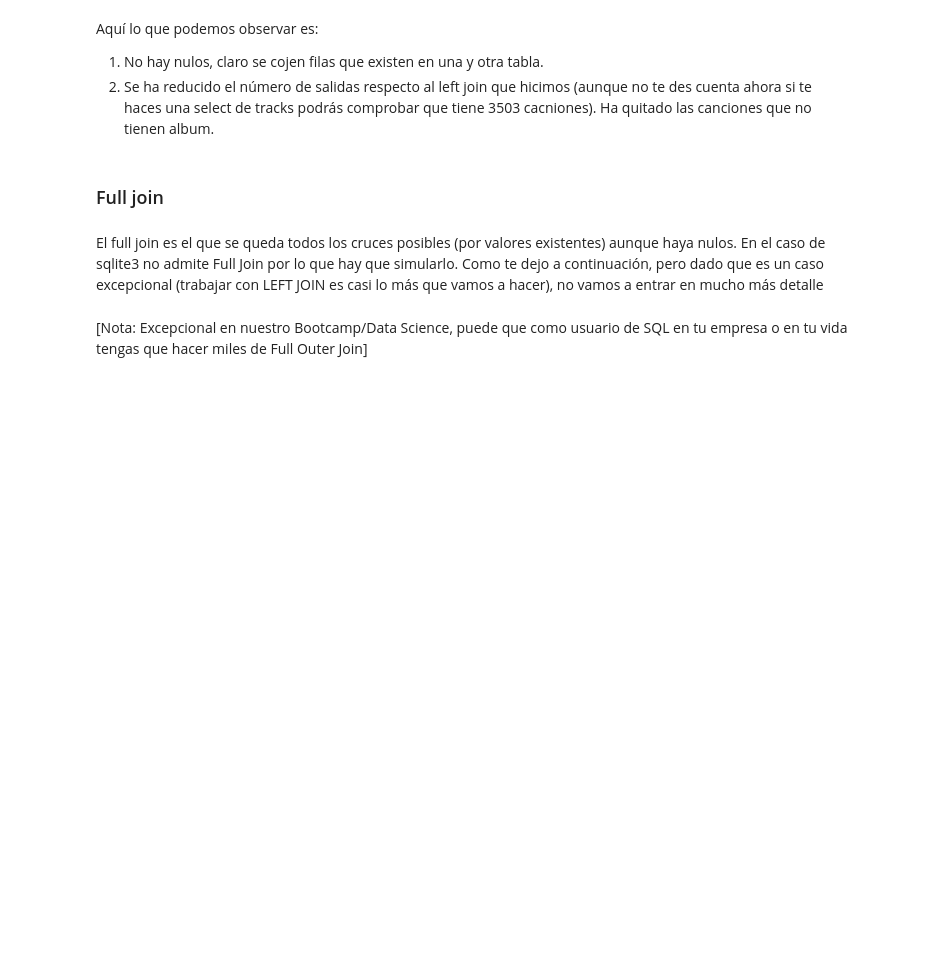
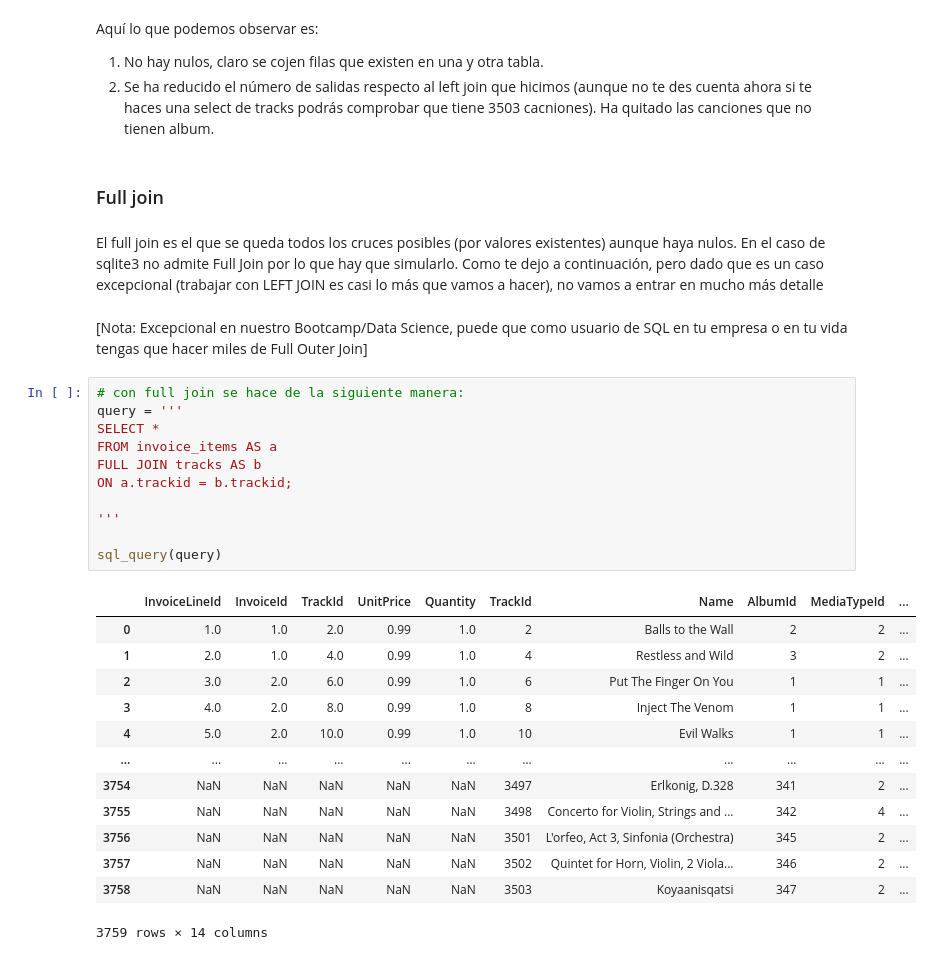
Before and after one commit to willwalker7/DS-Online-willwalker7, a Jupyter notebook: Notebooks_Clases/Sprint_06/Unidad 1 - Acceso y procesado de datos internos - Bases de Datos/09_Joins_Ejemplos_II.ipynb, the cells around one changed output. Cells and saved outputs as stored; diff of their text form; blank space fills up the shorter version.

```diff
--- a/Notebooks_Clases/Sprint_06/Unidad 1 - Acceso y procesado de datos internos - Bases de Datos/09_Joins_Ejemplos_II.ipynb
+++ b/Notebooks_Clases/Sprint_06/Unidad 1 - Acceso y procesado de datos internos - Bases de Datos/09_Joins_Ejemplos_II.ipynb
@@ -73,6 +157,31 @@ Aquí lo que podemos observar es:
 El full join es el que se queda todos los cruces posibles (por valores existentes) aunque haya nulos. En el caso de sqlite3 no admite Full Join por lo que hay que simularlo. Como te dejo a continuación, pero dado que es un caso excepcional (trabajar con LEFT JOIN es casi lo más que vamos a hacer), no vamos a entrar en mucho más detalle
 # %% [markdown]
 [Nota: Excepcional en nuestro Bootcamp/Data Science, puede que como usuario de SQL en tu empresa o en tu vida tengas que hacer miles de Full Outer Join]
+# %%
+# con full join se hace de la siguiente manera:
+query = '''
+SELECT *
+FROM invoice_items AS a
+FULL JOIN tracks AS b
+ON a.trackid = b.trackid;
+
+'''
+
+sql_query(query)
+# %% [output]
+|  | InvoiceLineId | InvoiceId | TrackId | UnitPrice | Quantity | TrackId | Name | AlbumId | MediaTypeId | ... |
+| 0 | 1.0 | 1.0 | 2.0 | 0.99 | 1.0 | 2 | Balls to the Wall | 2 | 2 | ... |
+| 1 | 2.0 | 1.0 | 4.0 | 0.99 | 1.0 | 4 | Restless and Wild | 3 | 2 | ... |
+| 2 | 3.0 | 2.0 | 6.0 | 0.99 | 1.0 | 6 | Put The Finger On You | 1 | 1 | ... |
+| 3 | 4.0 | 2.0 | 8.0 | 0.99 | 1.0 | 8 | Inject The Venom | 1 | 1 | ... |
+| 4 | 5.0 | 2.0 | 10.0 | 0.99 | 1.0 | 10 | Evil Walks | 1 | 1 | ... |
+| ... | ... | ... | ... | ... | ... | ... | ... | ... | ... | ... |
+| 3754 | NaN | NaN | NaN | NaN | NaN | 3497 | Erlkonig, D.328 | 341 | 2 | ... |
+| 3755 | NaN | NaN | NaN | NaN | NaN | 3498 | Concerto for Violin, Strings and ... | 342 | 4 | ... |
+| 3756 | NaN | NaN | NaN | NaN | NaN | 3501 | L'orfeo, Act 3, Sinfonia (Orchestra) | 345 | 2 | ... |
+| 3757 | NaN | NaN | NaN | NaN | NaN | 3502 | Quintet for Horn, Violin, 2 Viola... | 346 | 2 | ... |
+| 3758 | NaN | NaN | NaN | NaN | NaN | 3503 | Koyaanisqatsi | 347 | 2 | ... |
+3759 rows × 14 columns
 # %%
 #FULL JOIN
 #FULL JOIN isn't supported in sqlite,
```
Also changed, not shown: parts of 9 cells of this notebook, 4 other files.
